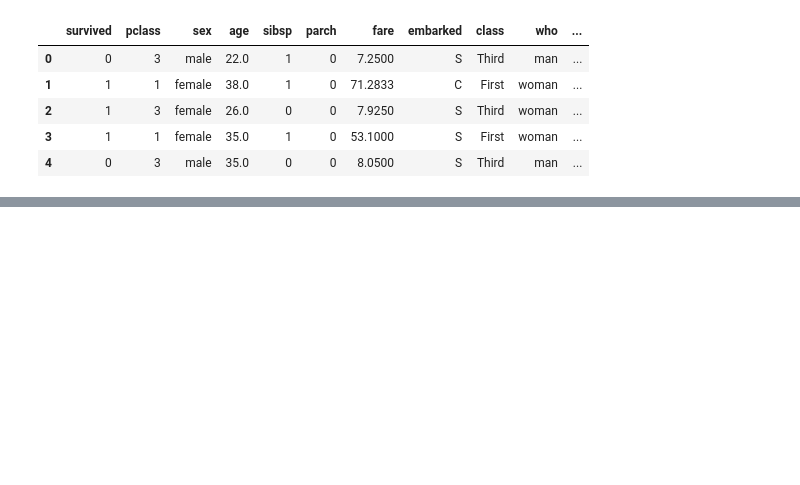
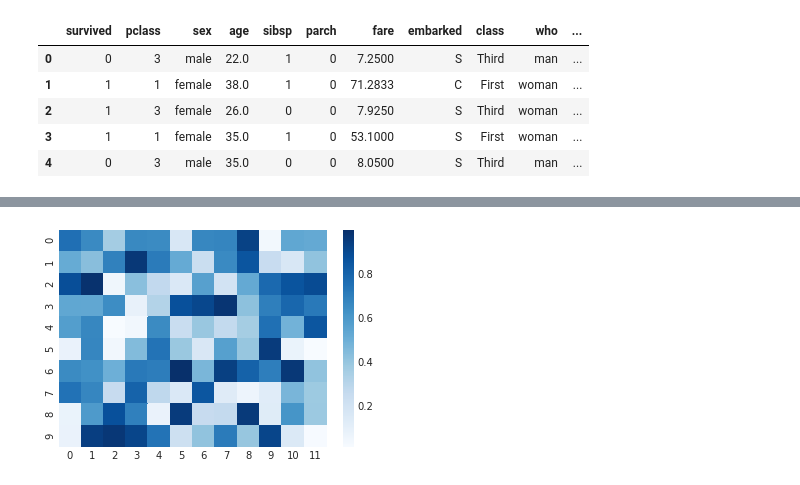
Before and after one commit to chrismullins/Presentations, a Jupyter notebook: July_meetup/July-seaborn-final.ipynb, the cells around one changed output, grey strips where cells are left out. Drawn from its saved outputs; the diff is of its cells as text; code cells hidden in the pictures; blank space fills up the shorter version.

```diff
--- a/July_meetup/July-seaborn-final.ipynb
+++ b/July_meetup/July-seaborn-final.ipynb
@@ -304,0 +329,4 @@ g = sns.factorplot(x='age', y='embark_town',
+# %%
+ax = sns.heatmap(uniform_data, cmap='Blues')
+# %% [output]
+[figure, added]
```
Also changed, not shown: parts of 51 cells of this notebook.
